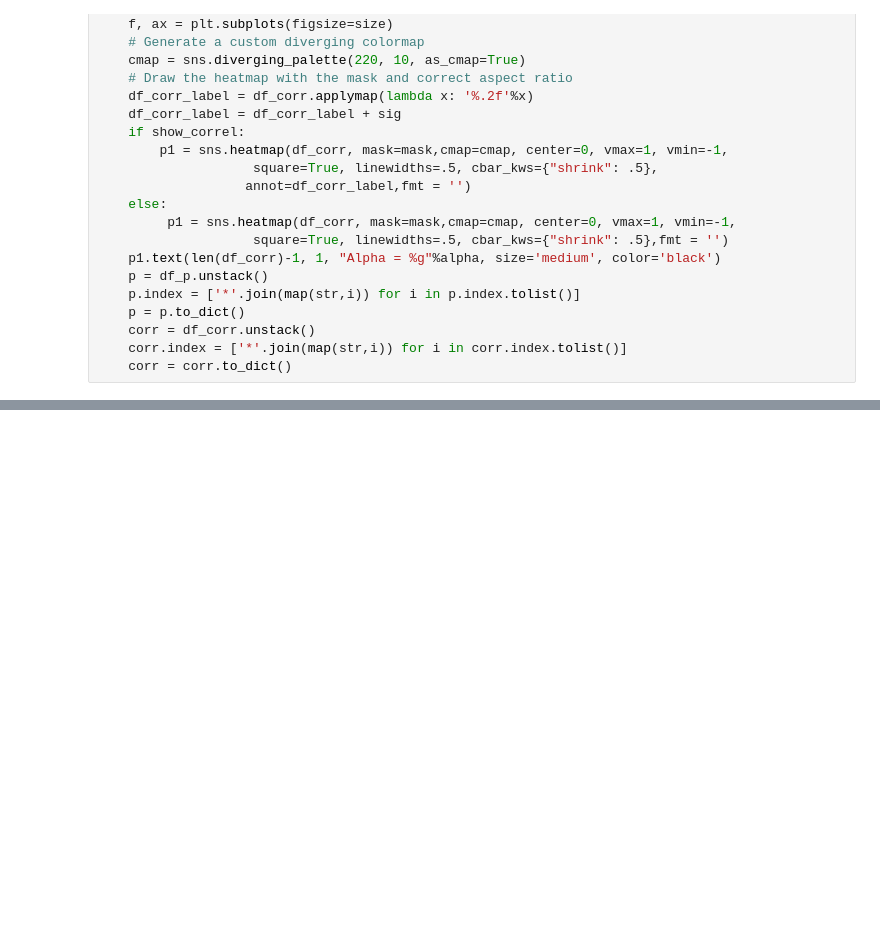
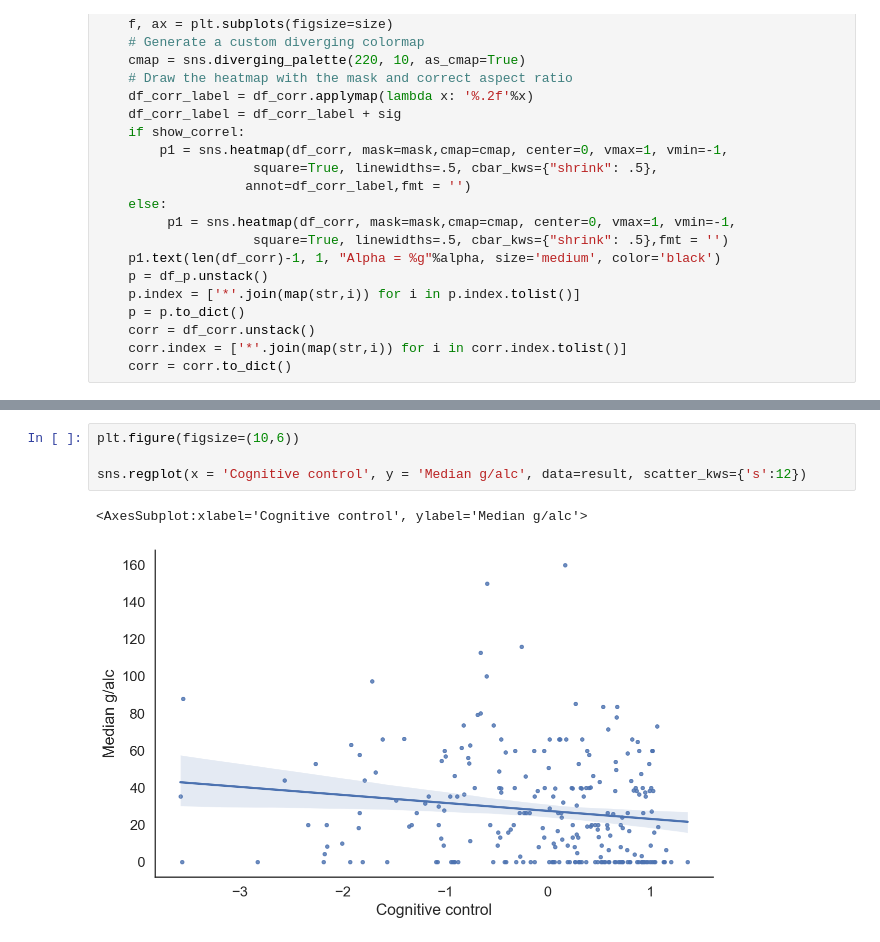
Before and after one commit to hgzech/trr265, a Jupyter notebook: notebooks/23_gbe.factor_analysis.ipynb, the cells around one changed output, grey strips where cells are left out. Saved outputs shown, nothing was run; the diff lists cells and outputs as text; blank space fills up the shorter version.

```diff
--- a/notebooks/23_gbe.factor_analysis.ipynb
+++ b/notebooks/23_gbe.factor_analysis.ipynb
@@ -548 +548,8 @@ correlation_matrix(result)
+# %%
+plt.figure(figsize=(10,6))
+
+sns.regplot(x = 'Cognitive control', y = 'Median g/alc', data=result, scatter_kws={'s':12})
+# %% [output]
+<AxesSubplot:xlabel='Cognitive control', ylabel='Median g/alc'>
+[figure, added]
 # %%
```
Also changed, not shown: parts of 16 cells of this notebook, 14 other files.
